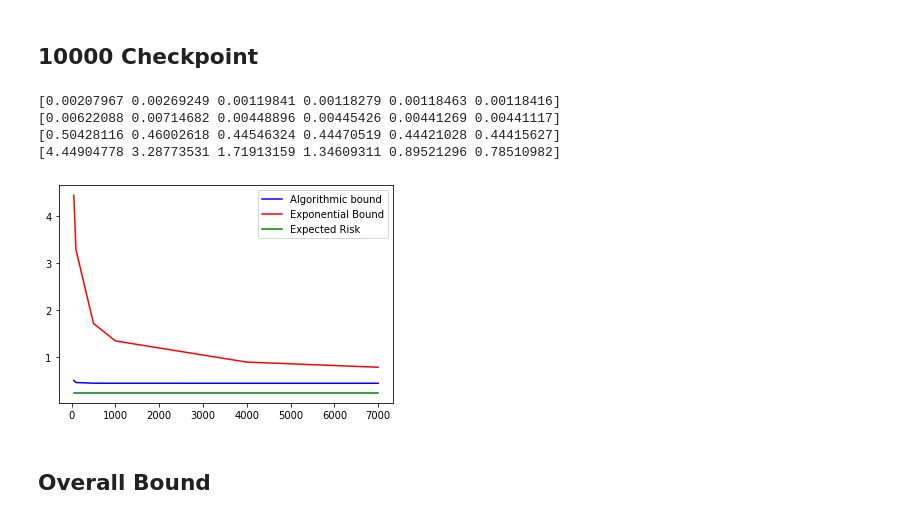
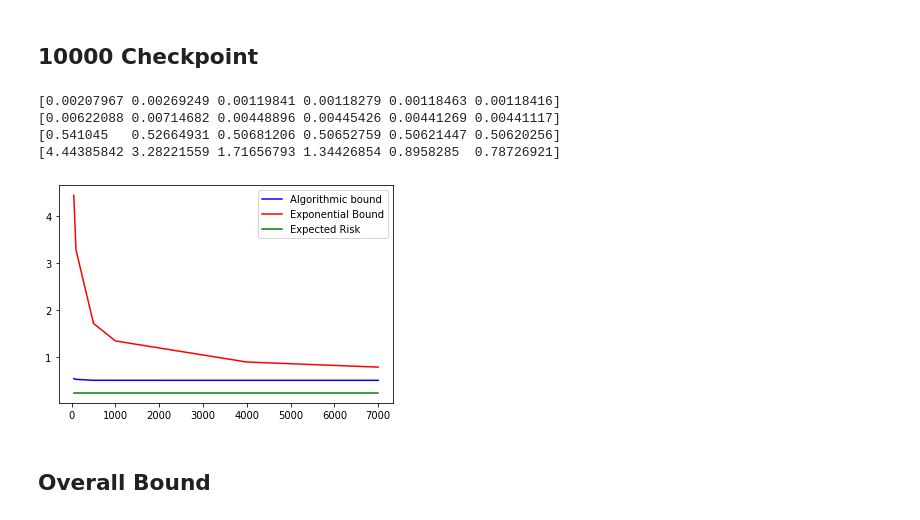
Before and after one commit to stresearch/str_hilbertcoresetbounds, a Jupyter notebook: bounds/isi_cifar/isi_cifar_results.ipynb, the cells around one changed output. Drawn from its saved outputs; the diff is of its cells as text; code cells hidden in the pictures.

```diff
--- a/bounds/isi_cifar/isi_cifar_results.ipynb
+++ b/bounds/isi_cifar/isi_cifar_results.ipynb
@@ -214,30 +211,29 @@ for i in range(len(checkpoint_list)):
 # %%
 correct_emp = w_tilde_norm**2 * xi * math.sqrt(2 * math.log(2 * 50000**2 / 0.05) / 7000)
 print(correct_emp)
 correct_diff = w_tilde_minus_p_norm**2 * xi * math.sqrt(2 * math.log(2 * 50000**2 / 0.05) / 7000)
 print(correct_diff)
 
-alg_bound_10000 = lw_norm + llw_norm + correct_emp + correct_diff
-print(alg_bound_10000)
-
 top = sigma * eta * eta_bar * beta
 first = eta_bar**2 * beta**(-2 * (checkpoint_list-1))
 second = eta**2 * (checkpoint_list-1)
 exponential_bound = top / np.sqrt(first + second)
 
-exp_bound_10000 = lw_norm + exponential_bound + correct_emp + correct_diff
+alg_bound_10000 = np.sqrt(lw_norm ** 2 + correct_emp) + np.sqrt(llw_norm ** 2 + correct_diff)
+print(alg_bound_10000)
+exp_bound_10000 = np.sqrt(lw_norm ** 2 + correct_emp) + np.sqrt(exponential_bound ** 2 + correct_diff)
 print(exp_bound_10000)
 
 plt.plot(checkpoint_list, alg_bound_10000, label="Algorithmic bound", color='b')
 plt.plot(checkpoint_list, exp_bound_10000, label="Exponential Bound", color='r')
 plt.plot(checkpoint_list, gen_err_10000, label="Expected Risk", color='g')
 plt.legend();
 # %% [output]
 [0.00207967 0.00269249 0.00119841 0.00118279 0.00118463 0.00118416]
 [0.00622088 0.00714682 0.00448896 0.00445426 0.00441269 0.00441117]
-[0.50428116 0.46002618 0.44546324 0.44470519 0.44421028 0.44415627]
-[4.44904778 3.28773531 1.71913159 1.34609311 0.89521296 0.78510982]
+[0.541045   0.52664931 0.50681206 0.50652759 0.50621447 0.50620256]
+[4.44385842 3.28221559 1.71656793 1.34426854 0.8958285  0.78726921]
-[figure, old version]
+[figure, new version]
 # %% [markdown]
 ## Overall Bound
 # %%
```
Also changed, not shown: parts of 4 cells of this notebook, 1 other file.
